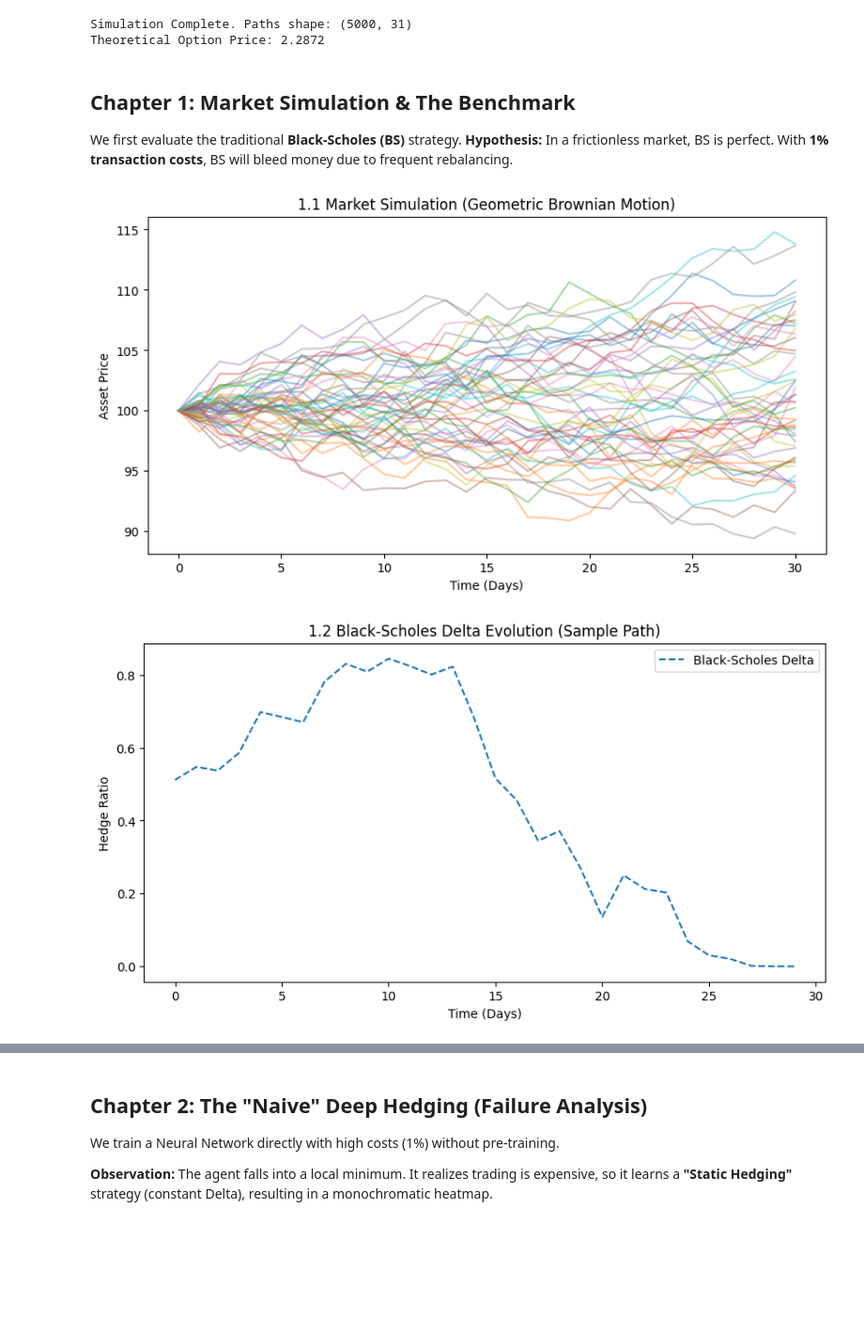
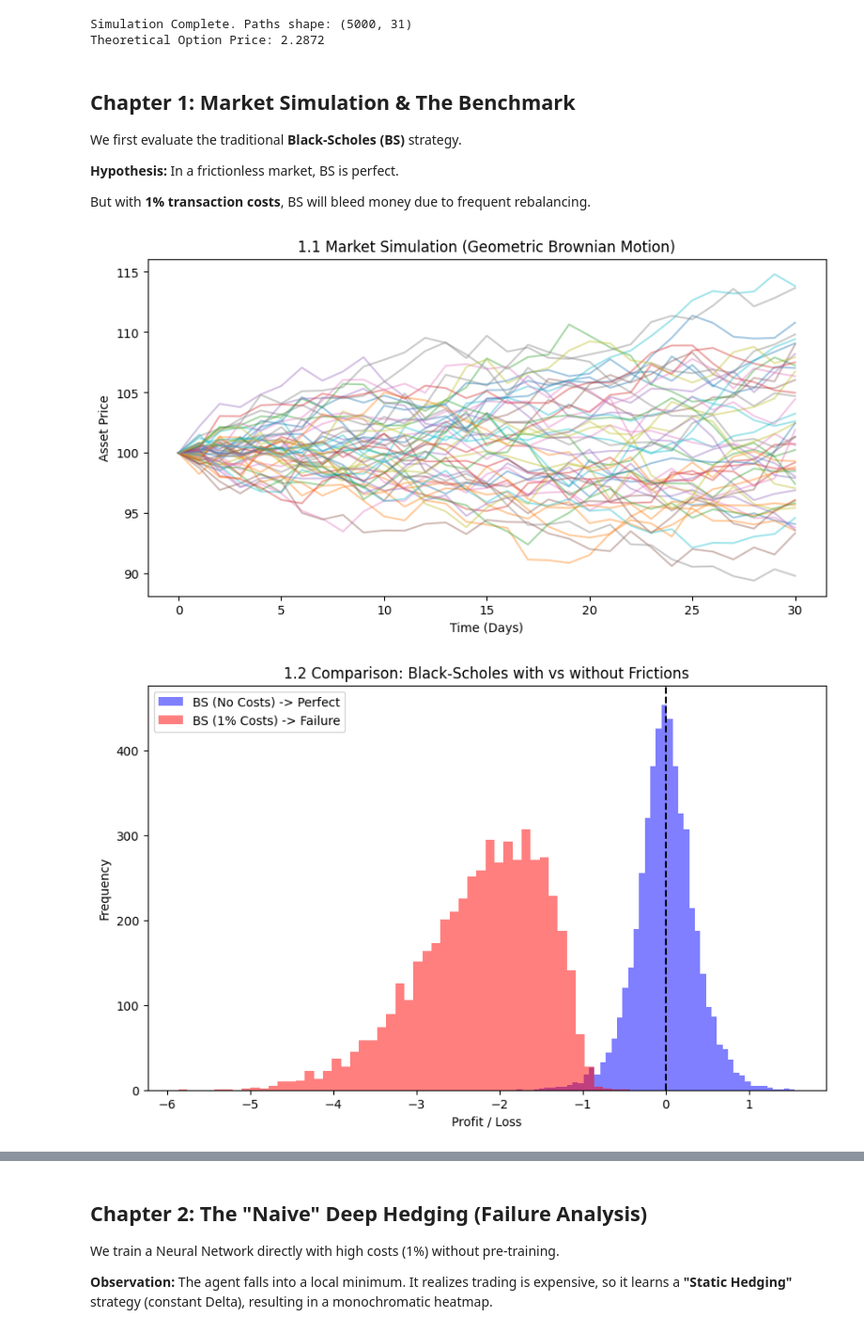
Before and after one commit to RemiH123/Deep-Hedging-Reinforcement-Learning, a Jupyter notebook: Deep_hedging_project (1).ipynb, the cells around one changed output, grey strips where cells are left out. Shown: that part at 94% size. Drawn from its saved outputs; the diff is of its cells as text; code cells hidden in the pictures; blank space fills up the shorter version.

```diff
--- a/Deep_hedging_project (1).ipynb
+++ b/Deep_hedging_project (1).ipynb
@@ -72,14 +72,17 @@ Theoretical Option Price: 2.2872
 # %% [markdown]
 ## Chapter 1: Market Simulation & The Benchmark
 We first evaluate the traditional **Black-Scholes (BS)** strategy.
-**Hypothesis:** In a frictionless market, BS is perfect. With **1% transaction costs**, BS will bleed money due to frequent rebalancing.
+
+**Hypothesis:** In a frictionless market, BS is perfect.
+
+But with **1% transaction costs**, BS will bleed money due to frequent rebalancing.
 # %%
 # ==========================================
 # CHAPTER 1: MARKET SIMULATION & THE BENCHMARK
 # Objective: Demonstrate that Black-Scholes fails under transaction costs.
 # ==========================================
 
-# --- GRAPH 1: Market Paths ---
+# --- GRAPH 1.1: Market Paths ---
 plt.figure(figsize=(10, 5))
 plt.plot(paths[:50, :].T, alpha=0.4)
 plt.title("1.1 Market Simulation (Geometric Brownian Motion)")
@@ -87,53 +90,40 @@ plt.xlabel("Time (Days)")
 plt.ylabel("Asset Price")
 plt.show()
 
-# --- GRAPH 2: Theoretical Delta Evolution ---
-# We compute Delta for the first path to show volatility of the strategy
-sample_path = paths[0]
-deltas_bs_sample = [black_scholes_delta(s, K, T - t*dt, r, sigma) for t, s in enumerate(sample_path[:-1])]
-
-plt.figure(figsize=(10, 5))
-plt.plot(deltas_bs_sample, label='Black-Scholes Delta', color='tab:blue', linestyle='--')
-plt.title("1.2 Black-Scholes Delta Evolution (Sample Path)")
-plt.ylabel("Delta")
-plt.xlabel("Time (Days)")
-plt.legend()
-plt.show()
-
-# --- GRAPH 3: P&L Histogram (BS with vs without Costs) ---
+# --- GRAPH 1.2: P&L Histogram (BS with vs without Costs) ---
 # Vectorized P&L Calculation
 wealth_bs_no_cost = np.zeros(M)
 wealth_bs_cost = np.zeros(M)
 prev_delta = np.zeros(M)
 payoffs = np.maximum(paths[:, -1] - K, 0)
 
 for t in range(N):
     s = paths[:, t]
     s_next = paths[:, t+1]
     t_rem = dt * (N - t)
 
     d_bs = black_scholes_delta(s, K, t_rem, r, sigma)
 
     # Strategy P&L
     wealth_bs_no_cost += d_bs * (s_next - s)
     wealth_bs_cost += d_bs * (s_next - s)
 
     # Cost Impact (1% only for the second array)
     wealth_bs_cost -= np.abs(d_bs - prev_delta) * s * HIGH_COST
     prev_delta = d_bs
 
 pnl_bs_clean = price_theoretical + wealth_bs_no_cost - payoffs
 pnl_bs_cost = price_theoretical + wealth_bs_cost - payoffs
 
 plt.figure(figsize=(10, 6))
 plt.hist(pnl_bs_clean, bins=50, alpha=0.5, label='BS (No Costs) -> Perfect', color='blue')
 plt.hist(pnl_bs_cost, bins=50, alpha=0.5, label='BS (1% Costs) -> Failure', color='red')
 plt.axvline(x=0, color='black', linestyle='--')
-plt.title("1.3 Comparison: Black-Scholes with vs without Frictions")
+plt.title("1.2 Comparison: Black-Scholes with vs without Frictions")
 plt.xlabel("Profit / Loss")
-plt.ylabel("Number of scenarios")
+plt.ylabel("Frequency")
 plt.legend()
 plt.show()
 # %% [output]
 [figure]
-[figure, old version]
+[figure, new version]
```
Also changed, not shown: parts of 6 cells of this notebook.
